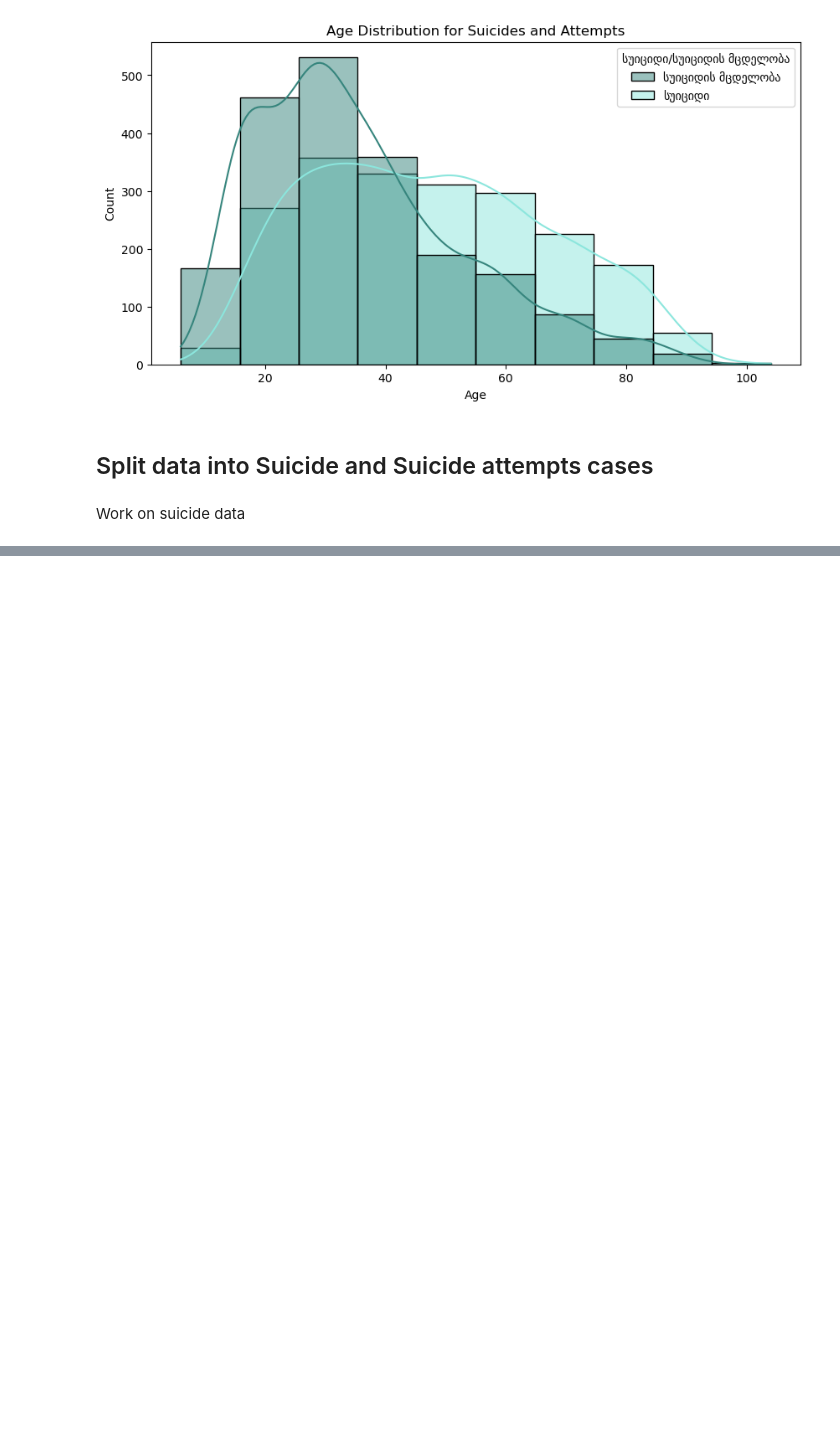
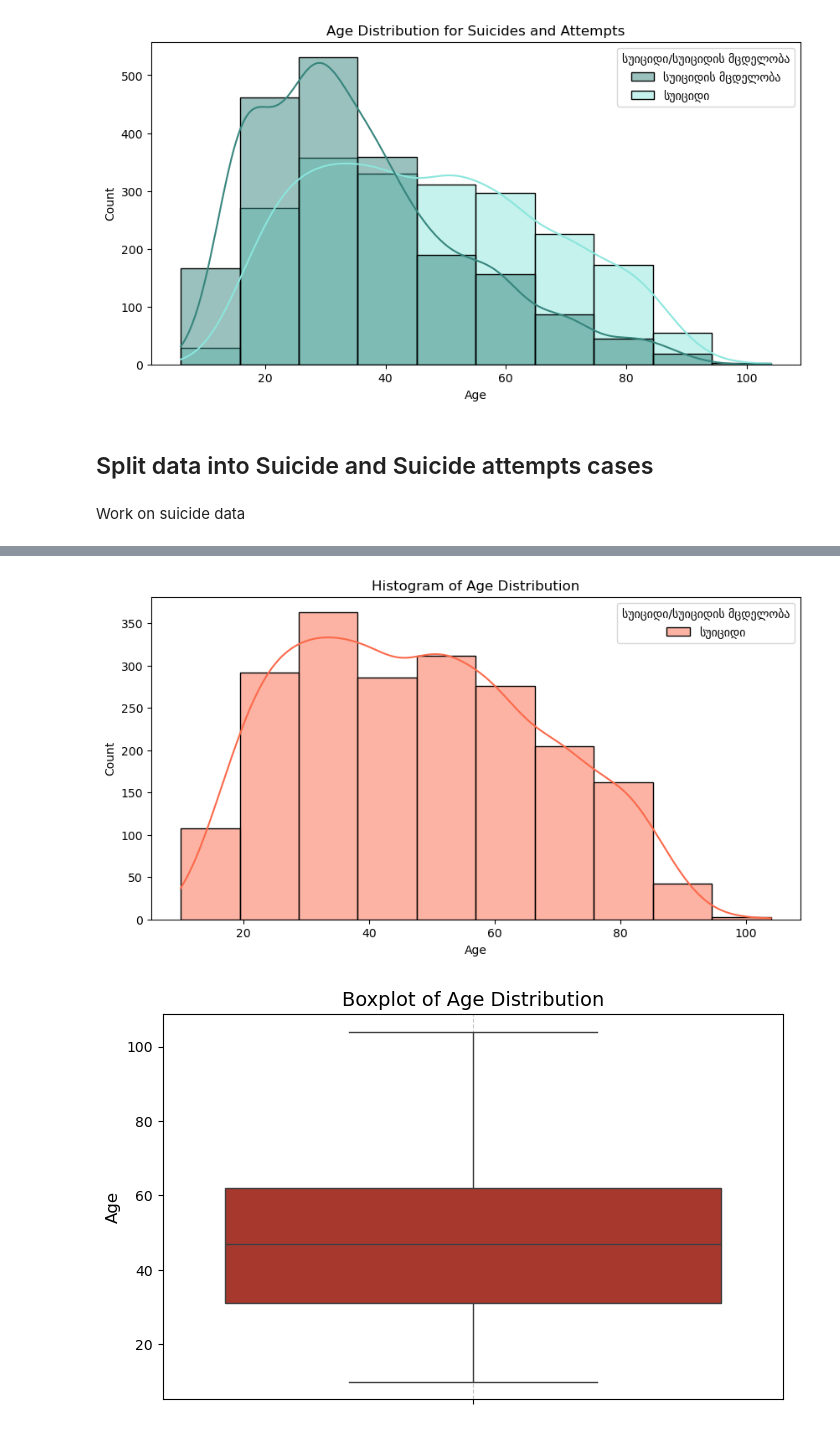
Before and after one commit to barbarehh/analysis_proj, a Jupyter notebook: analysis.ipynb, the cells around one changed output, grey strips where cells are left out. Drawn from its saved outputs; the diff is of its cells as text; code cells hidden in the pictures; blank space fills up the shorter version.

```diff
--- a/analysis.ipynb
+++ b/analysis.ipynb
@@ -137,0 +124,20 @@ Passing `palette` without assigning `hue` is deprecated and will be removed in v
+# %%
+# Age distribution analysis
+plt.figure(figsize=(10, 5))
+sns.histplot(data=suicide_df, x='ასაკი', hue='სუიციდი/სუიციდის მცდელობა', kde=True, bins=10, palette='Reds')
+plt.title('Histogram of Age Distribution')
+plt.xlabel('Age')
+plt.ylabel('Count')
+plt.show()
+
+
+# With boxplot
+plt.figure(figsize=(8, 5))
+sns.boxplot(y=suicide_df['ასაკი'], color='#ba271a')
+plt.title("Boxplot of Age Distribution", fontsize=14)
+plt.ylabel("Age", fontsize=12)
+plt.grid(axis='x', linestyle='--', alpha=0.7)
+plt.show()
+# %% [output]
+[figure, added]
+[figure, added]
```
Also changed, not shown: parts of 2 cells of this notebook.
